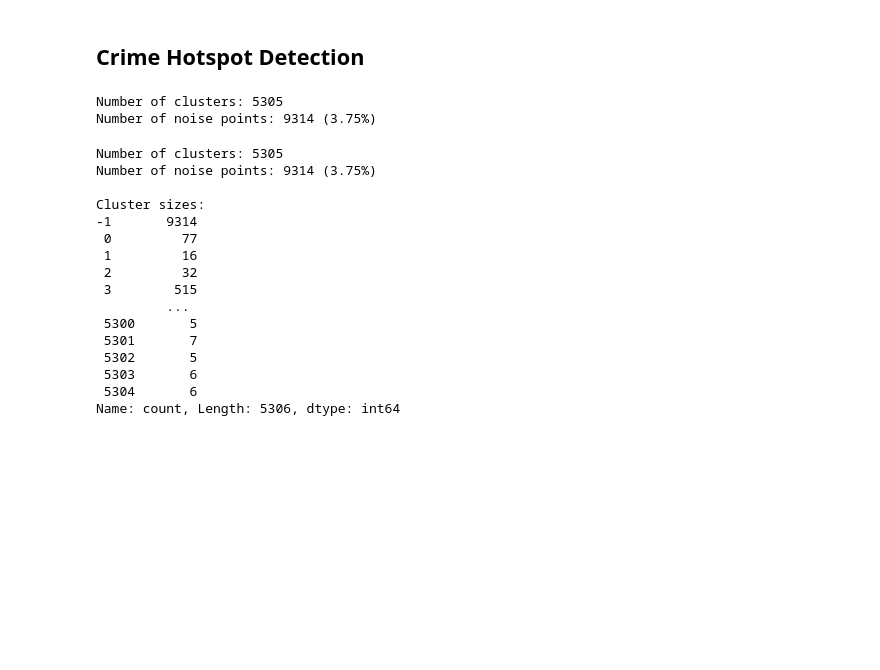
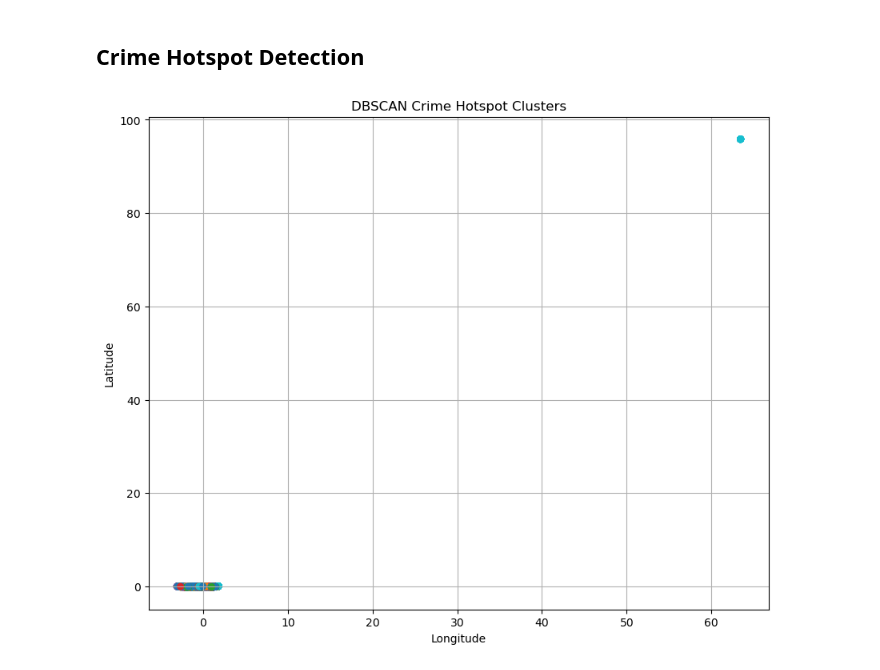
Before and after one commit to Sohaib-aladawi/mini_project_ML, a Jupyter notebook: crimePrediction.ipynb, the cells around one changed output. Cells and saved outputs as stored; diff of their text form; code cells hidden in the pictures; blank space fills up the shorter version.

Commit message:
finished cluster problem.

```diff
--- a/crimePrediction.ipynb
+++ b/crimePrediction.ipynb
@@ -120,3 +104,7 @@ crime_data
+# %%
+crime_data
+# data for the second algorithm
+coord_data = crime_data[['Latitude', 'Longitude']]
 # %% [markdown]
 ## Analyze Crime Categories
 # %%
@@ -285,33 +269,0 @@ X_train_unsupervised, X_test_unsupervised = train_test_split(X, test_size=0.2, r
-# %%
-print(f"Number of clusters: {n_clusters}")
-print(f"Number of noise points: {n_noise} ({n_noise/len(df_clustered)*100:.2f}%)")
-# %% [output]
-Number of clusters: 5305
-Number of noise points: 9314 (3.75%)
-# %%
-# Print cluster statistics
-n_clusters = len(set(clusters)) - (1 if -1 in clusters else 0)
-n_noise = list(clusters).count(-1)
-print(f"\nNumber of clusters: {n_clusters}")
-print(f"Number of noise points: {n_noise} ({n_noise/len(coords)*100:.2f}%)")
-
-# Show cluster sizes
-print("\nCluster sizes:")
-print(pd.Series(clusters).value_counts().sort_index())
-# %% [output]
-Number of clusters: 5305
-Number of noise points: 9314 (3.75%)
-
-Cluster sizes:
--1       9314
- 0         77
- 1         16
- 2         32
- 3        515
-         ...
- 5300       5
- 5301       7
- 5302       5
- 5303       6
- 5304       6
-Name: count, Length: 5306, dtype: int64
@@ -317,0 +273,3 @@ Name: count, Length: 5306, dtype: int64
+# %%
+db = DBSCAN(eps=0.002, min_samples=5).fit(coord_data)
+coord_data['Cluster'] = db.labels_
@@ -317,0 +287,11 @@ Name: count, Length: 5306, dtype: int64
+# %%
+# Plot the clusters
+plt.figure(figsize=(10, 8))
+plt.scatter(coord_data['Longitude'], coord_data['Latitude'], c=coord_data['Cluster'], cmap='tab10', s=30)
+plt.title('DBSCAN Crime Hotspot Clusters')
+plt.xlabel('Longitude')
+plt.ylabel('Latitude')
+plt.grid(True)
+plt.show()
+# %% [output]
+[figure, added]
```
Also changed, not shown: parts of 9 cells of this notebook.
